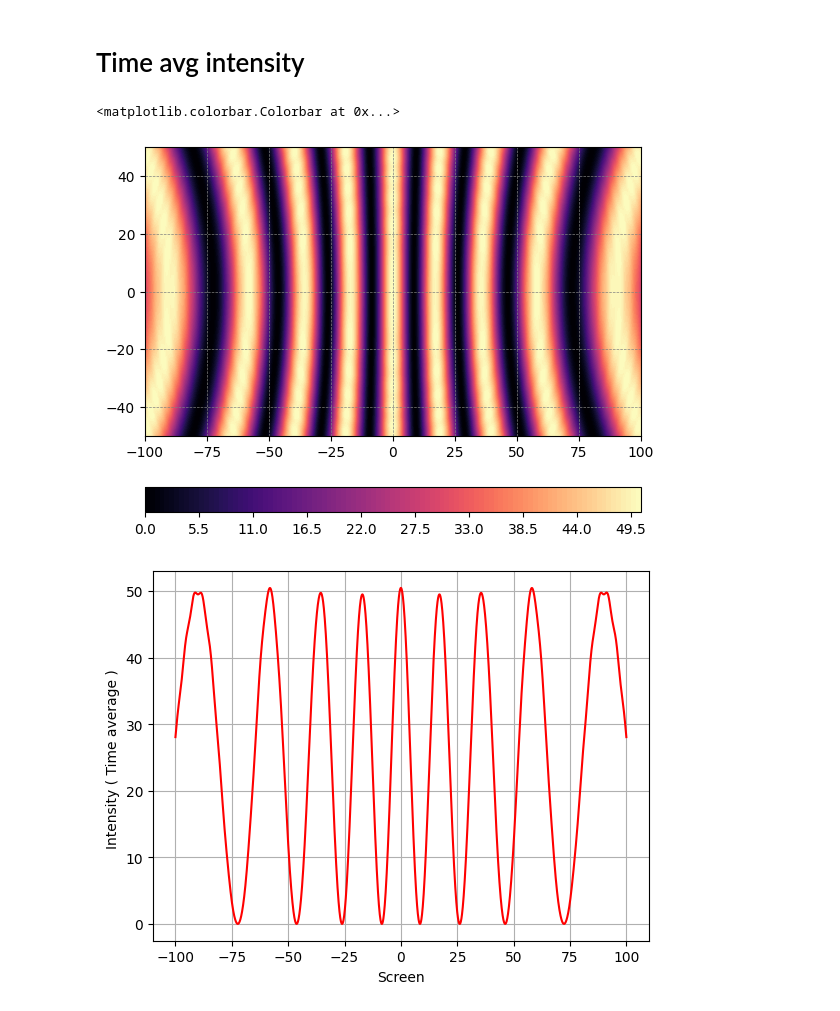
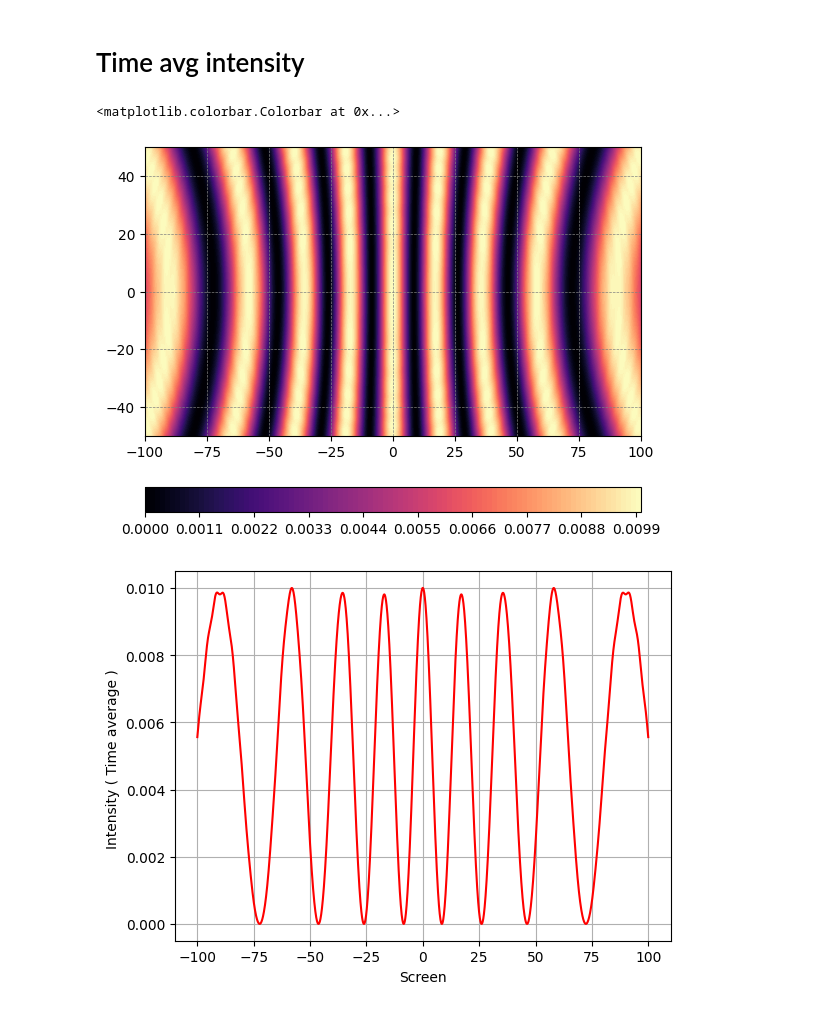
Before and after one commit to suparnajit6-glitch/Electro_Magnetism_Lab, a Jupyter notebook: YDSE_3D.ipynb, the cells around one changed output. Cells and saved outputs as stored; diff of their text form; code cells hidden in the pictures.

```diff
--- a/YDSE_3D.ipynb
+++ b/YDSE_3D.ipynb
@@ -106,29 +106,31 @@ plt.show()
 # %% [markdown]
 # Time avg intensity
 # %%
+
 t1=np.linspace(0,10,100)
 
 I=np.zeros_like(get_int_screen(0)[0])
 I0=np.zeros_like(get_int_screen(0)[1])
 
 for n in t1:
 
  I+=get_int_screen(n)[0]
  I0+=get_int_screen(n)[1]
 
-
+I=I/np.max(I)
+I0=I0/np.max(I0)
 
 plt.contourf(Γ,ζ,I/len(t1),levels=100,cmap="magma")
 plt.grid(True,color="gray",linestyle="--",linewidth=0.5)
 
 plt.colorbar(orientation="horizontal", pad=0.14, fraction=0.08)
 # %% [output]
 <matplotlib.colorbar.Colorbar at 0x...>
-[figure, old version]
+[figure, new version]
 # %%
 plt.plot(y,I0/len(t1),color="red")
 plt.xlabel("Screen")
 plt.ylabel("Intensity ( Time average ) ")
 plt.grid(True)
 # %% [output]
-[figure, old version]
+[figure, new version]
```
Also changed, not shown: parts of 1 cell of this notebook.
